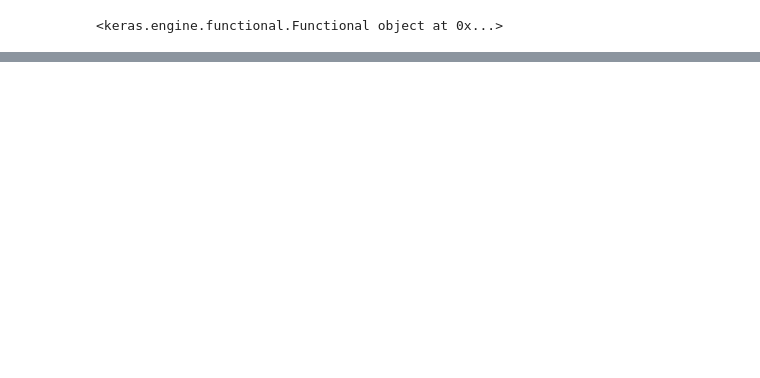
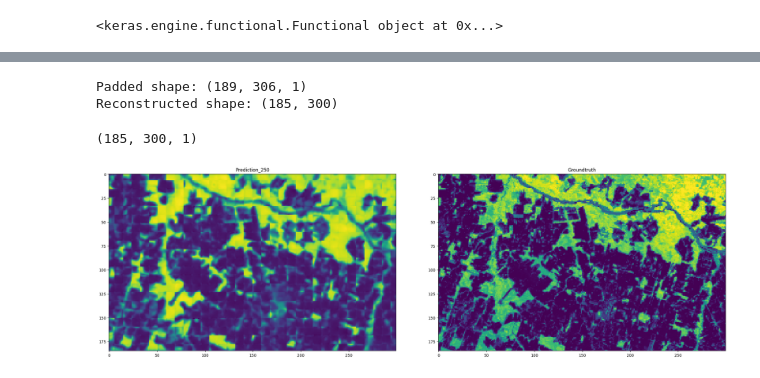
Before and after one commit to liuyi0316/deep-learning-based-multi-source-data-fusion-for-biomass-estimation, a Jupyter notebook: multimodal.ipynb, the cells around one changed output, grey strips where cells are left out. Saved outputs shown, nothing was run; the diff lists cells and outputs as text; code cells hidden in the pictures; blank space fills up the shorter version.

```diff
--- a/multimodal.ipynb
+++ b/multimodal.ipynb
@@ -756,3 +754,3 @@ plt.show()
 # %%
-model.load_weights('/home/jovyan/private/thesis_data/code/final_code/weight/0411_3_1e-3_best_model_weights.h5')
+model.load_weights("/home/jovyan/private/thesis_data/code/final_code/weight/5_5/mae_best_model_weights.h5")
 # %%
@@ -948,0 +1028,31 @@ plt.show()
+# %%
+def reconstruct_image_from_patches(patches, positions, padding_info, original_shape, patch_size):
+    padded_height, padded_width = padding_info['padded_height'], padding_info['padded_width']
+    reconstructed_image = np.zeros((padded_height, padded_width))
+
+    # 遍历所有补丁和位置
+    for patch, (rel_row, rel_col) in zip(patches, positions):
+        start_row = (rel_row - 1) * patch_size[0]
+        start_col = (rel_col - 1) * patch_size[1]
+
+        reconstructed_image[start_row:start_row + patch_size[0], start_col:start_col + patch_size[1]] = patch[..., 0]
+
+    # 裁剪填充过的图像以恢复到原始尺寸
+    top_pad, left_pad = padding_info['top_pad'], padding_info['left_pad']
+    final_image = reconstructed_image[top_pad:top_pad + original_shape[0], left_pad:left_pad + original_shape[1]]
+
+    return final_image
+# 准备补丁和获取填充信息
+label_250_padded, padding_info_250 = pad_image_to_patch_size(label_250, (9, 9))
+print("Padded shape:", label_250_padded.shape)
+
+# 重建图像
+reconstructed = reconstruct_image_from_patches(prediction[0], positions_s1, padding_info_250, label_250.shape, (9, 9))
+print("Reconstructed shape:", reconstructed.shape)
+# %% [output]
+Padded shape: (189, 306, 1)
+Reconstructed shape: (185, 300)
+# %%
+print(label_250.shape)
+# %% [output]
+(185, 300, 1)
@@ -948,0 +1087,19 @@ plt.show()
+# %%
+
+
+fig, axs = plt.subplots(nrows=1, ncols=2, figsize=(24, 7))  # 创建一个包含3个子图的画布
+
+
+
+
+axs[0].imshow(reconstructed)  # 显示第一个输出通道的数据
+axs[0].set_title("Prediction_250")
+
+axs[1].imshow(label_250)
+axs[1].set_title("Groundtruth")
+
+
+plt.tight_layout()
+plt.show()
+# %% [output]
+[figure, added]
```
Also changed, not shown: parts of 84 cells of this notebook.
